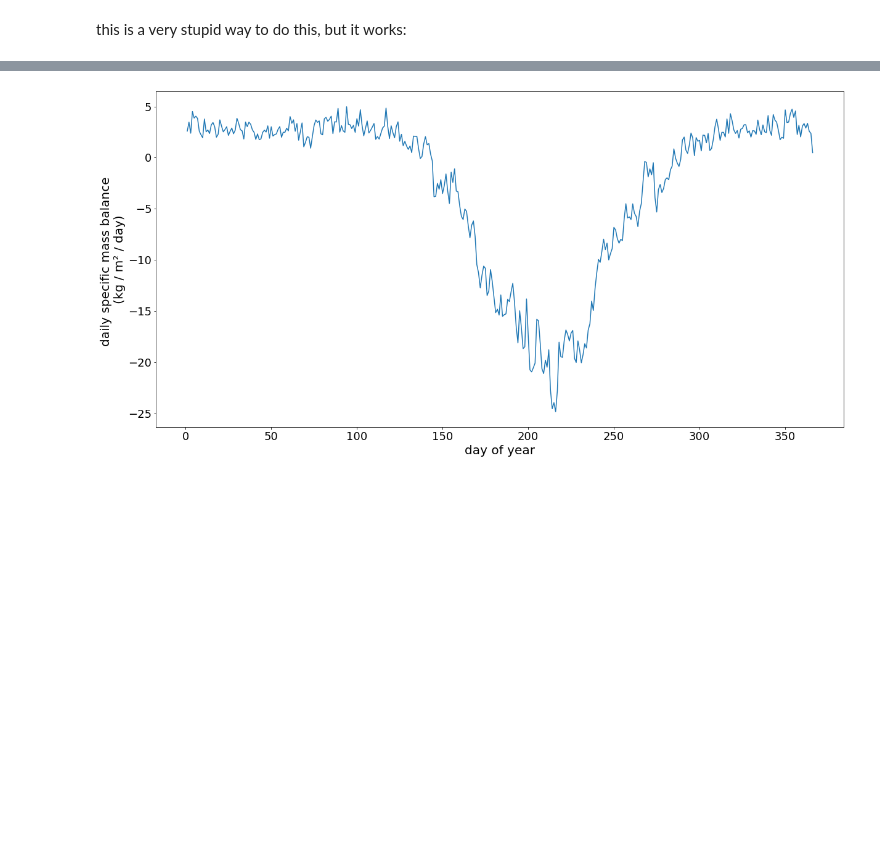
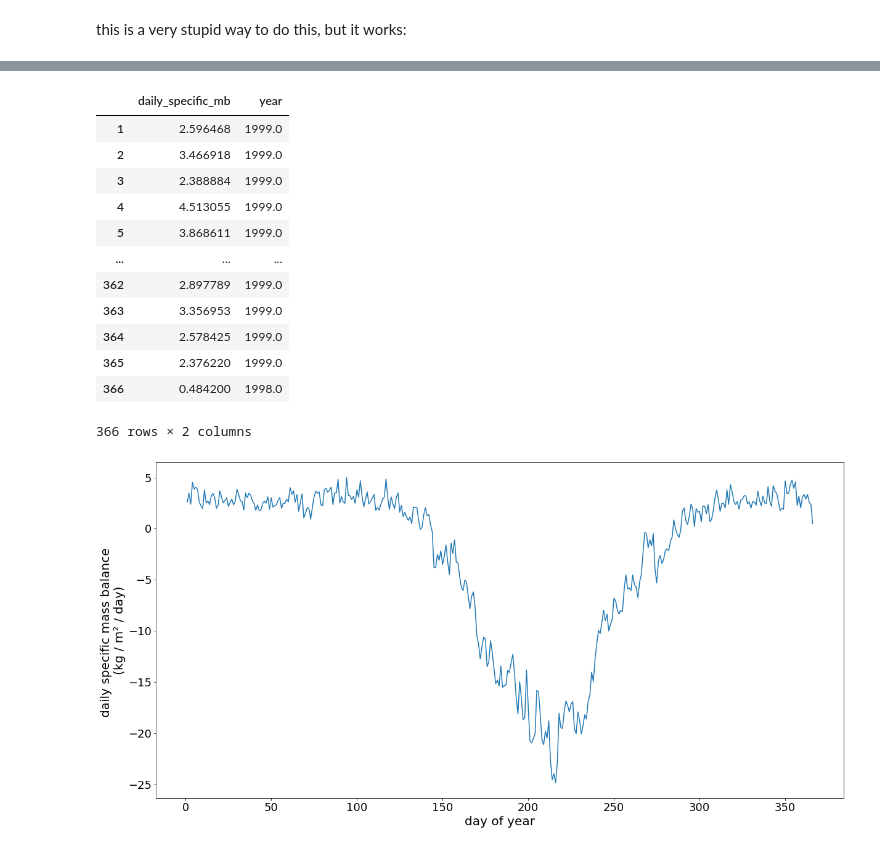
Before and after one commit to OGGM/massbalance-sandbox, a Jupyter notebook: docs/how_to_daily_input_daily_output.ipynb, the cells around one changed output, grey strips where cells are left out. Saved outputs shown, nothing was run; the diff lists cells and outputs as text; code cells hidden in the pictures; blank space fills up the shorter version.

```diff
--- a/docs/how_to_daily_input_daily_output.ipynb
+++ b/docs/how_to_daily_input_daily_output.ipynb
@@ -133,3 +154,19 @@ for mb_d in spec_mb_daily:
+# %%
+pd_mb.groupby(pd_mb.index.day_of_year).mean()
+# %% [output]
+|  | daily_specific_mb | year |
+| 1 | 2.596468 | 1999.0 |
+| 2 | 3.466918 | 1999.0 |
+| 3 | 2.388884 | 1999.0 |
+| 4 | 4.513055 | 1999.0 |
+| 5 | 3.868611 | 1999.0 |
+| ... | ... | ... |
+| 362 | 2.897789 | 1999.0 |
+| 363 | 3.356953 | 1999.0 |
+| 364 | 2.578425 | 1999.0 |
+| 365 | 2.376220 | 1999.0 |
+| 366 | 0.484200 | 1998.0 |
+366 rows × 2 columns
 # %%
 plt.figure(figsize=(20,10))
 plt.plot(pd_mb.groupby(pd_mb.index.day_of_year).mean()['daily_specific_mb'])
```
Also changed, not shown: parts of 6 cells of this notebook, 11 other files.
